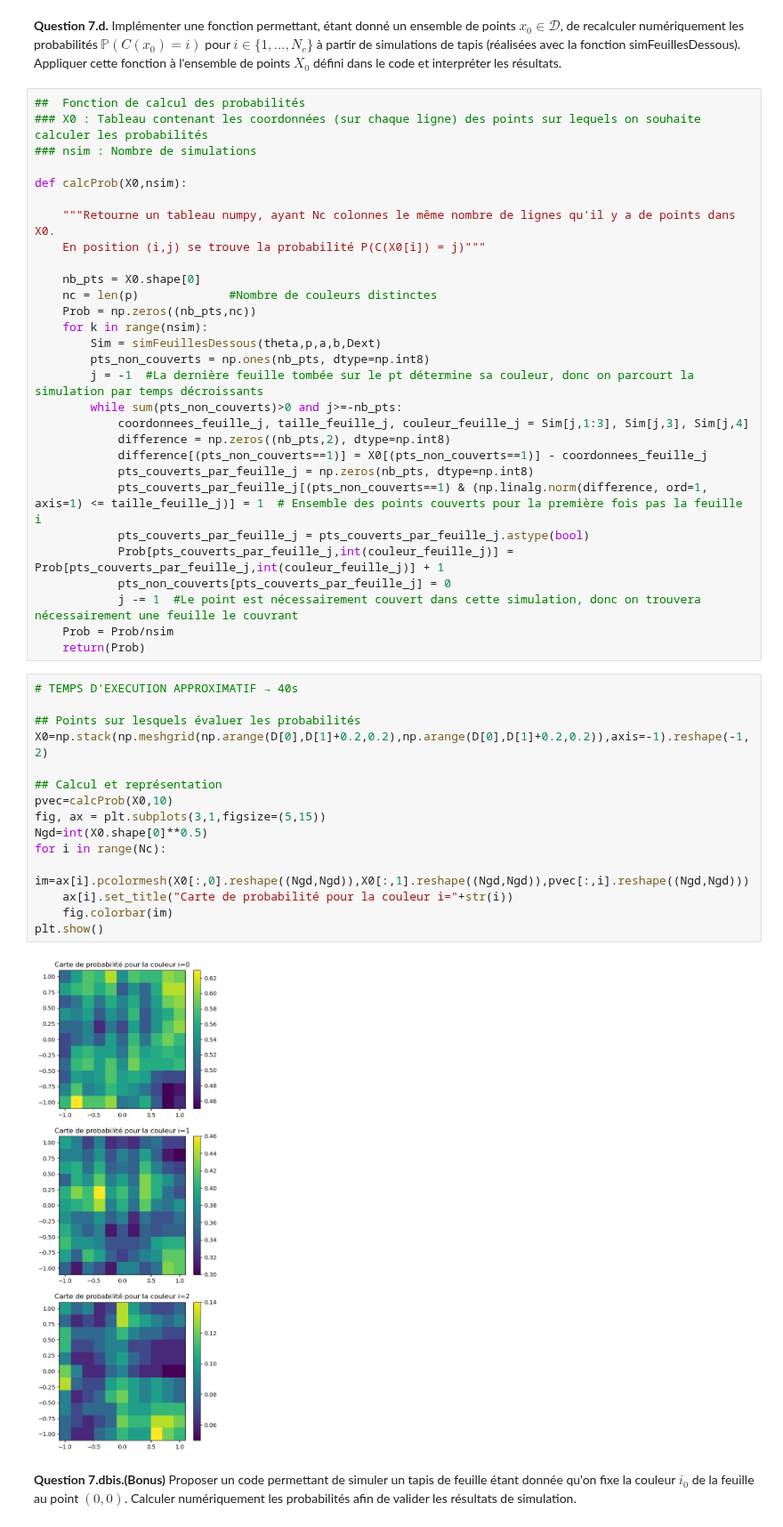
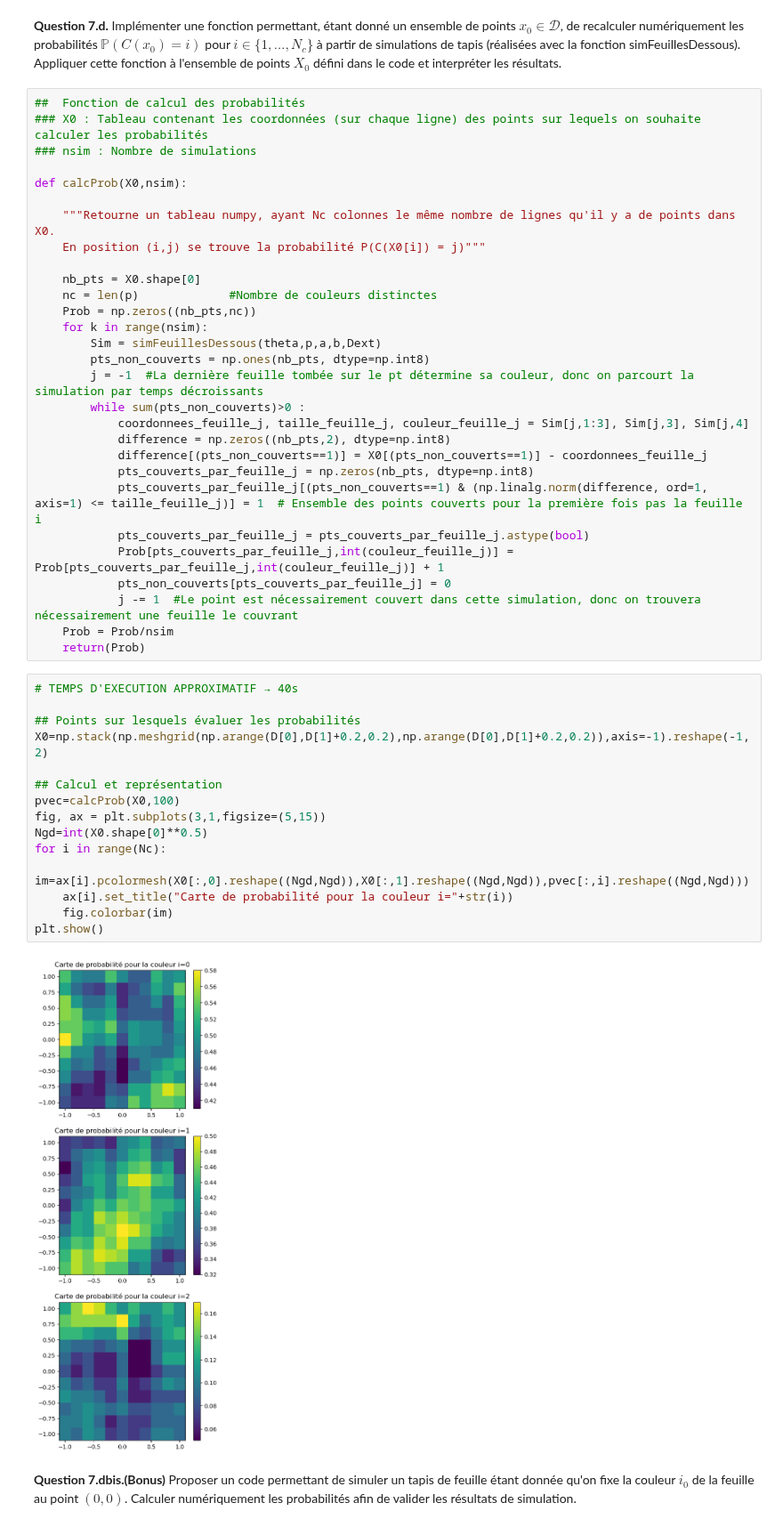
Before and after one commit to bavrillon/Projet-Maths-2---Probas, a Jupyter notebook: PN_Probas_24-25_VF.ipynb, the cells around one changed output. Shown at 89% size. Cells and saved outputs as stored; diff of their text form.

```diff
--- a/PN_Probas_24-25_VF.ipynb
+++ b/PN_Probas_24-25_VF.ipynb
@@ -810,7 +810,7 @@ def calcProb(X0,nsim):
         Sim = simFeuillesDessous(theta,p,a,b,Dext)
         pts_non_couverts = np.ones(nb_pts, dtype=np.int8)
         j = -1  #La dernière feuille tombée sur le pt détermine sa couleur, donc on parcourt la simulation par temps décroissants
-        while sum(pts_non_couverts)>0 and j>=-nb_pts:
+        while sum(pts_non_couverts)>0 :
             coordonnees_feuille_j, taille_feuille_j, couleur_feuille_j = Sim[j,1:3], Sim[j,3], Sim[j,4]
             difference = np.zeros((nb_pts,2), dtype=np.int8)
             difference[(pts_non_couverts==1)] = X0[(pts_non_couverts==1)] - coordonnees_feuille_j
@@ -825,20 +825,20 @@ def calcProb(X0,nsim):
 # %%
 # TEMPS D'EXECUTION APPROXIMATIF → 40s
 
 ## Points sur lesquels évaluer les probabilités
 X0=np.stack(np.meshgrid(np.arange(D[0],D[1]+0.2,0.2),np.arange(D[0],D[1]+0.2,0.2)),axis=-1).reshape(-1,2)
 
 ## Calcul et représentation
-pvec=calcProb(X0,10)
+pvec=calcProb(X0,100)
 fig, ax = plt.subplots(3,1,figsize=(5,15))
 Ngd=int(X0.shape[0]**0.5)
 for i in range(Nc):
     im=ax[i].pcolormesh(X0[:,0].reshape((Ngd,Ngd)),X0[:,1].reshape((Ngd,Ngd)),pvec[:,i].reshape((Ngd,Ngd)))
     ax[i].set_title("Carte de probabilité pour la couleur i="+str(i))
     fig.colorbar(im)
 plt.show()
 # %% [output]
-[figure, old version]
+[figure, new version]
 # %% [markdown]
 **Question 7.dbis.(Bonus)** Proposer un code permettant de simuler un tapis de feuille étant donnée qu'on fixe la couleur $i_0$ de la feuille au point $(0,0)$. Calculer numériquement les probabilités afin de valider les résultats de simulation.
 # %%
```
Also changed, not shown: parts of 5 cells of this notebook.
